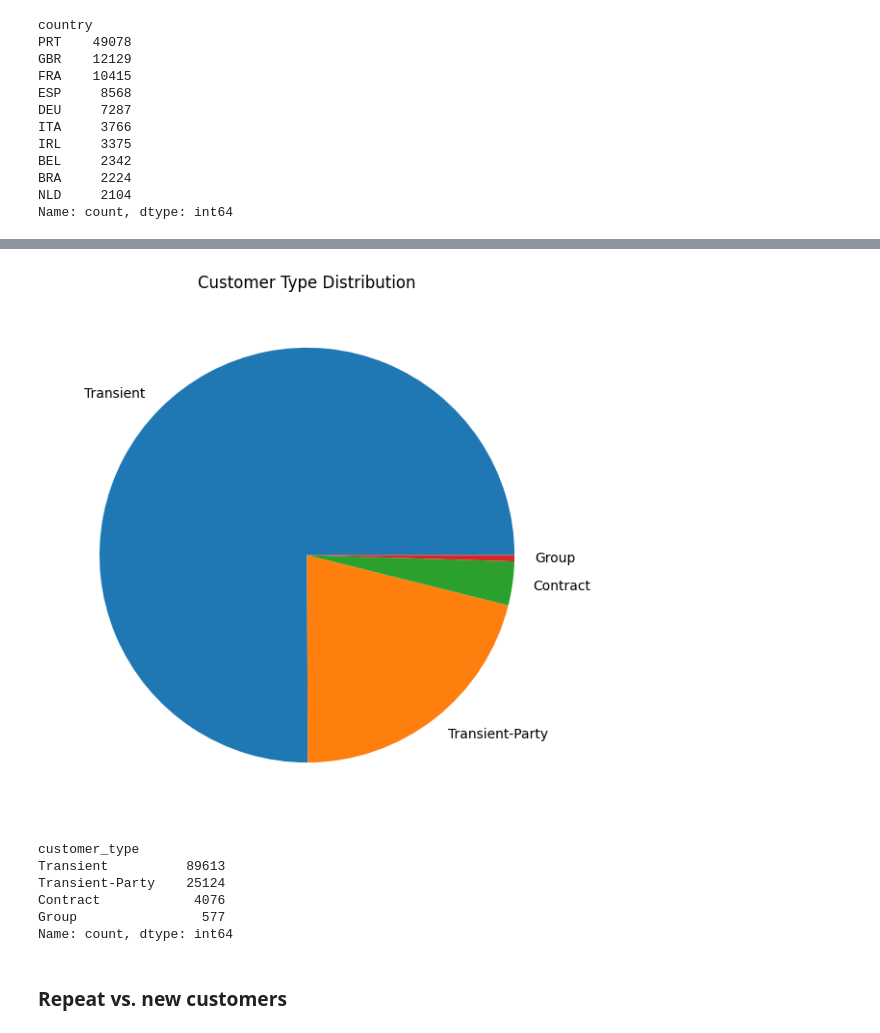
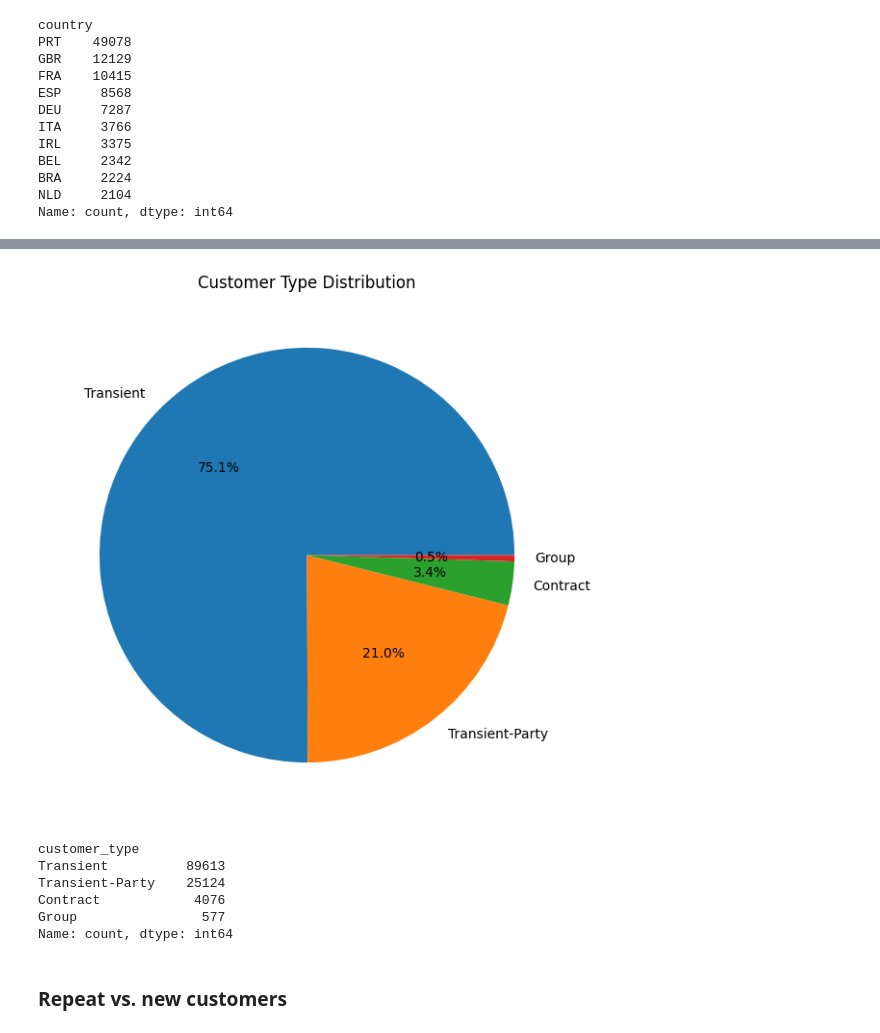
Before and after one commit to asif-mursalin/Data-mining-project, a Jupyter notebook: Project.ipynb, the cells around one changed output, grey strips where cells are left out. Drawn from its saved outputs; the diff is of its cells as text; code cells hidden in the pictures.

```diff
--- a/Project.ipynb
+++ b/Project.ipynb
@@ -670,20 +674,18 @@ Name: count, dtype: int64
 # %%
-# Customer Type Breakdown Analysis
 def customer_type_analysis(df):
     customer_type_dist = df['customer_type'].value_counts()
 
     plt.figure(figsize=(10,7))
-    customer_type_dist.plot(kind='pie')
+    customer_type_dist.plot(kind='pie', autopct='%1.1f%%')
     plt.title('Customer Type Distribution')
     plt.ylabel('')
     plt.show()
 
     return customer_type_dist
 
-# Execute the function
 customer_type_analysis(df)
 # %% [output]
-[figure, old version]
+[figure, new version]
 customer_type
 Transient          89613
 Transient-Party    25124
```
Also changed, not shown: parts of 6 cells of this notebook.
